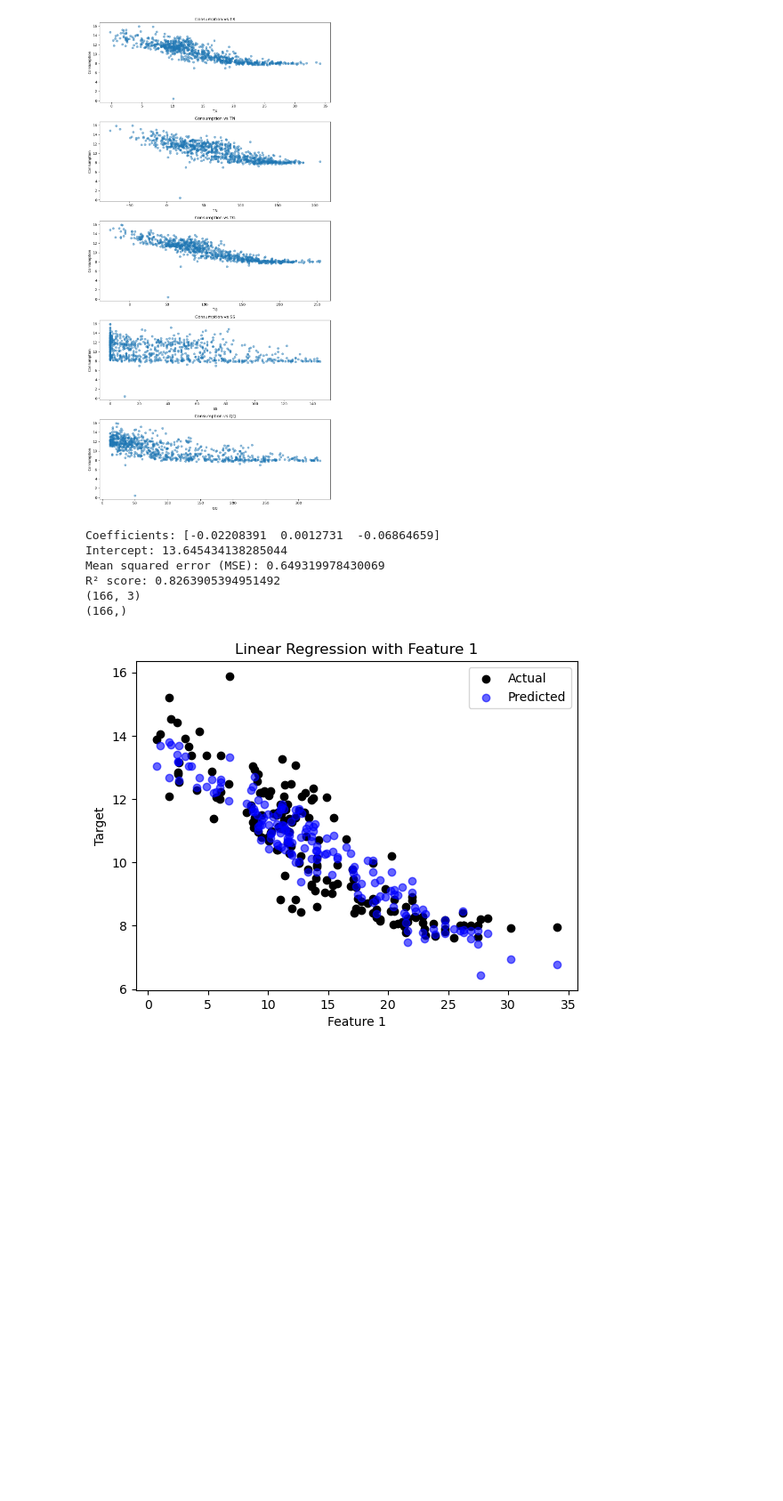
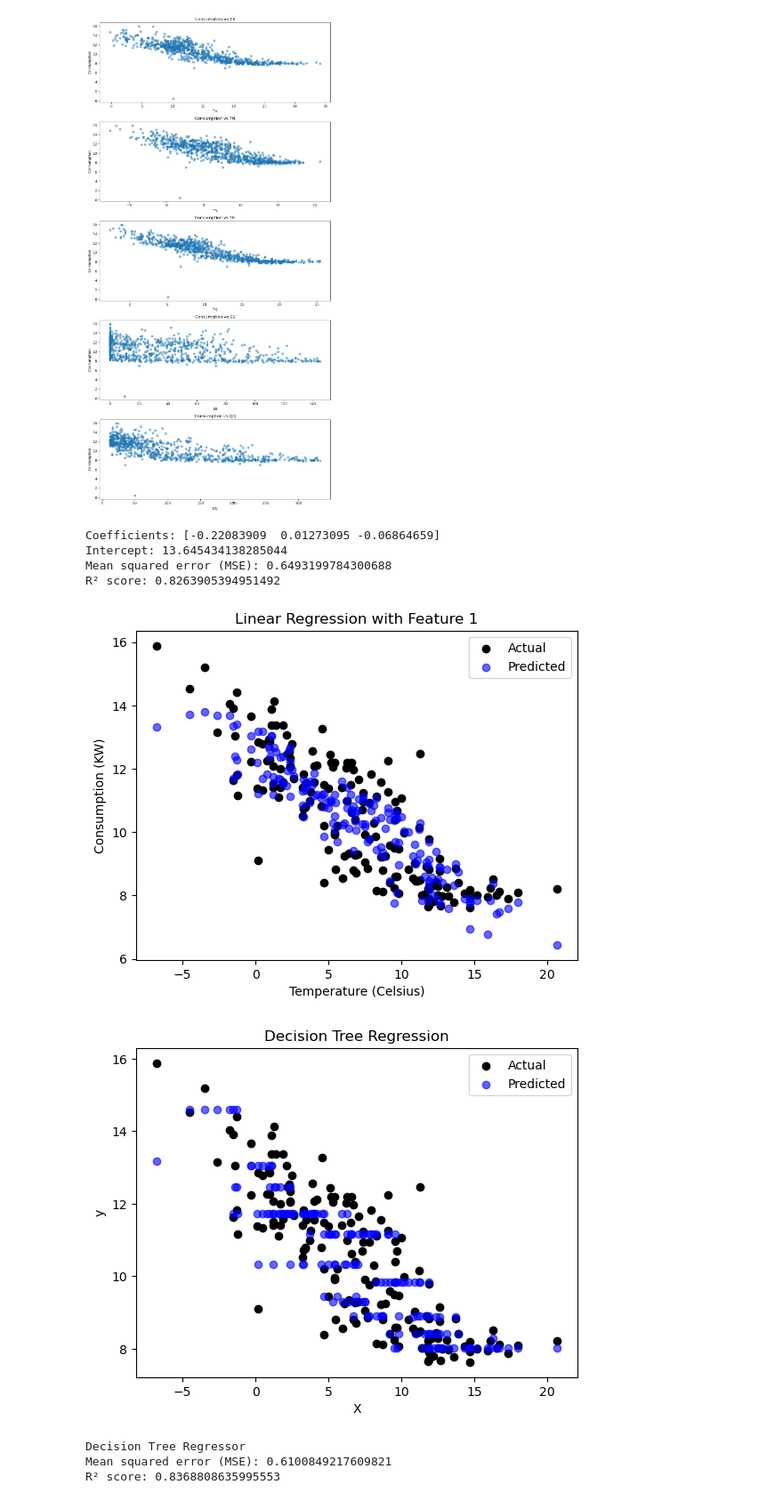
Before and after one commit to TheSunsHoRyzen/Energy-Heatwave-Predictor, a Jupyter notebook: dataset.ipynb, the cells around one changed output. Shown: that part at 89% size. Saved outputs shown, nothing was run; the diff lists cells and outputs as text; code cells hidden in the pictures; blank space fills up the shorter version.

Commit message:
added decision tree regressor

```diff
--- a/dataset.ipynb
+++ b/dataset.ipynb
@@ -13,6 +14,8 @@ df2 = pd.read_csv("london_energy.csv")
 
 # Convert temperature from 0.1°C to °C
 df['TX'] = df['TX'] / 10
+df['TN'] = df['TN'] / 10
+df['TG'] = df['TG'] / 10
 # %%
 avg_kwh = df2.groupby('Date')['KWH'].mean()
 avg_kwh = pd.DataFrame({'date':avg_kwh.index.tolist(), 'consumption':avg_kwh.values.tolist()})
@@ -211,35 +215,59 @@ plt.show()
 # %%
 X = df[['TG','TN','TX']]
 y = df['consumption']
 
-X_train,X_test, y_train, y_test = train_test_split(X,y,test_size=0.2,random_state=42)
+X_train,X_test, y_train, y_test = train_test_split(X,y,test_size=0.2,train_size=0.8,random_state=42)
+# Initialze regression
+model = LinearRegression()
+dtr = DecisionTreeRegressor(max_depth=4, random_state=0)
 
-model = LinearRegression()
+# Linear Regression
 model.fit(X_train,y_train)
+y_pred_linear = model.predict(X_test)
 
-y_pred=model.predict(X_test)
+# Decision Tree Regression
+dtr.fit(X_train, y_train)
+y_pred_tree = dtr.predict(X_test)
+
 
 print("Coefficients:", model.coef_)
 print("Intercept:", model.intercept_)
-print("Mean squared error (MSE):", mean_squared_error(y_test, y_pred))
-print("R² score:", r2_score(y_test, y_pred))
+print("Mean squared error (MSE):", mean_squared_error(y_test, y_pred_linear))
+print("R² score:", r2_score(y_test, y_pred_linear))
 
 
-print(X_test.shape)
-print(y_test.shape)
-
-plt.scatter(X_test.iloc[:, 2], y_test, color='black', label='Actual')
-plt.scatter(X_test.iloc[:, 2], y_pred, color='blue', label='Predicted', alpha=0.6)
-plt.xlabel('Feature 1')
-plt.ylabel('Target')
+# Linear Regression plot
+plt.scatter(X_test.iloc[:, 1], y_test, color='black', label='Actual')
+plt.scatter(X_test.iloc[:, 1], y_pred_linear, color='blue', label='Predicted', alpha=0.6)
+# plt.plot(X_test, y_pred_linear, color="red", linewidth=2, label="prediction")
+plt.xlabel('Temperature (Celsius)')
+plt.ylabel('Consumption (KW)')
 plt.title('Linear Regression with Feature 1')
 plt.legend()
 plt.show()
+
+# Decision Tree plot
+plt.scatter(X_test.iloc[:, 1], y_test, color='black', label='Actual')
+plt.scatter(X_test.iloc[:, 1], y_pred_tree, color='blue', label='Predicted', alpha=0.6)
+# plt.plot(X_test, y_pred_tree, color="red", linewidth=2, label="prediction")
+plt.xlabel("X")
+plt.ylabel("y")
+plt.title("Decision Tree Regression")
+plt.legend()
+plt.show()
+
+print("Decision Tree Regressor")
+# print("Coefficients:", dtr.coef_)
+# print("Intercept:", dtr.intercept_)
+print("Mean squared error (MSE):", mean_squared_error(y_test, y_pred_tree))
+print("R² score:", r2_score(y_test, y_pred_tree))
 # %% [output]
-Coefficients: [-0.02208391  0.0012731  -0.06864659]
+Coefficients: [-0.22083909  0.01273095 -0.06864659]
 Intercept: 13.645434138285044
-Mean squared error (MSE): 0.649319978430069
+Mean squared error (MSE): 0.6493199784300688
 R² score: 0.8263905394951492
-(166, 3)
-(166,)
-[figure, old version]
+[figure, new version]
+[figure, added]
+Decision Tree Regressor
+Mean squared error (MSE): 0.6100849217609821
+R² score: 0.8368808635995553
```
Also changed, not shown: parts of 2 cells of this notebook.
